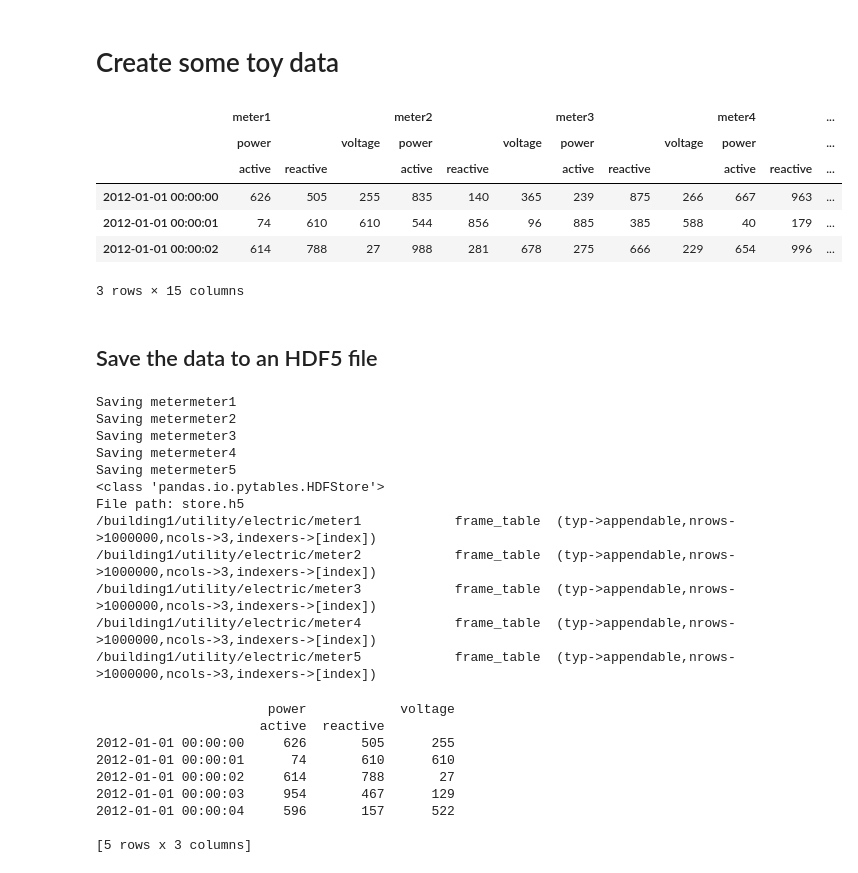
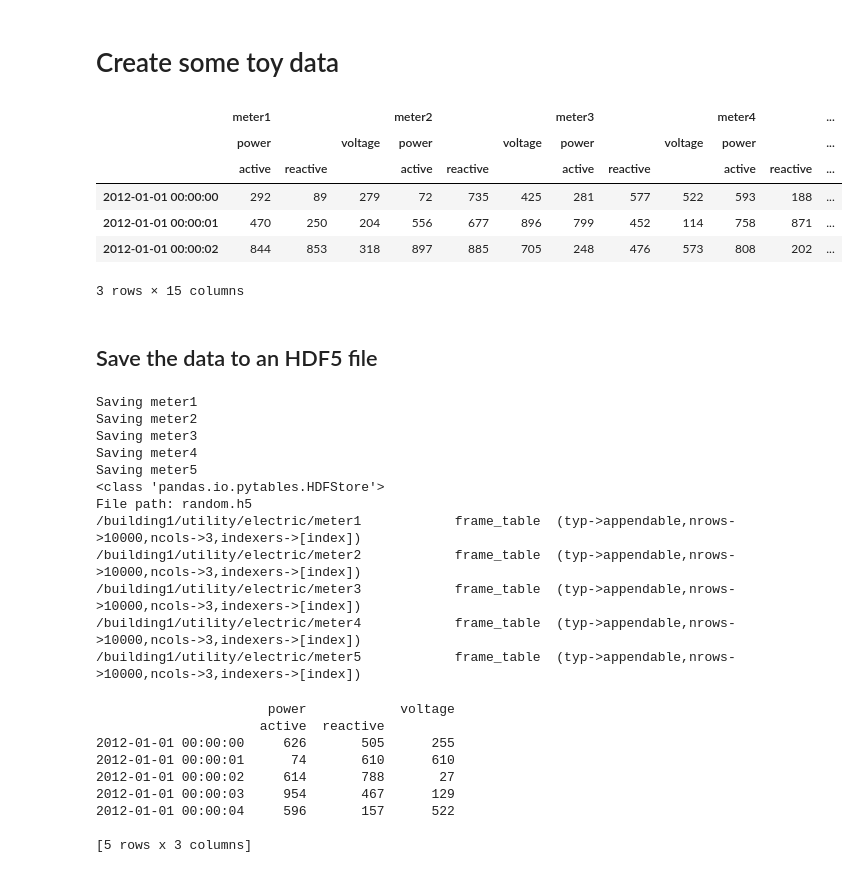
Before and after one commit to stdexcept/nilmtk, a Jupyter notebook: notebooks/DataStore1.ipynb, the cells around one changed output. Cells and saved outputs as stored; diff of their text form; code cells hidden in the pictures.

```diff
--- a/DataStore1.ipynb
+++ b/notebooks/DataStore1.ipynb
@@ -12,58 +12,58 @@ Numpy version =   1.8.0
 # %% [markdown]
 # Create some toy data
 # %%
-N_PERIODS = 1E6
+N_PERIODS = 1E4
 N_METERS = 5
 N_MEASUREMENTS_PER_METER = 3
 
 meters = ['meter{:d}'.format(i) for i in range(1,N_METERS+1)]
 meters = [[m]*N_MEASUREMENTS_PER_METER for m in meters]
 flatten_2d_list = lambda lst: list(itertools.chain(*lst))
 meters = flatten_2d_list(meters)
 level2 = ['power', 'power', 'voltage'][:N_MEASUREMENTS_PER_METER] * N_METERS
 level3 = ['active', 'reactive', ''][:N_MEASUREMENTS_PER_METER] * N_METERS
 
 
 columns = [meters, level2, level3]
 columns = pd.MultiIndex.from_arrays(columns)
 rng = pd.date_range('2012-01-01', freq='S', periods=N_PERIODS)
 data = np.random.randint(low=0, high=1000,
                          size=(N_PERIODS,
                                N_METERS*N_MEASUREMENTS_PER_METER))
 df = pd.DataFrame(data=data, index=rng, columns=columns, dtype=np.float32)
 
 df.ix[:3]
 # %% [output]
 |  | meter1 |  |  | meter2 |  |  | meter3 |  |  | meter4 |  | ... |
 |  | power |  | voltage | power |  | voltage | power |  | voltage | power |  | ... |
 |  | active | reactive |  | active | reactive |  | active | reactive |  | active | reactive | ... |
-| 2012-01-01 00:00:00 | 626 | 505 | 255 | 835 | 140 | 365 | 239 | 875 | 266 | 667 | 963 | ... |
-| 2012-01-01 00:00:01 | 74 | 610 | 610 | 544 | 856 | 96 | 885 | 385 | 588 | 40 | 179 | ... |
-| 2012-01-01 00:00:02 | 614 | 788 | 27 | 988 | 281 | 678 | 275 | 666 | 229 | 654 | 996 | ... |
+| 2012-01-01 00:00:00 | 292 | 89 | 279 | 72 | 735 | 425 | 281 | 577 | 522 | 593 | 188 | ... |
+| 2012-01-01 00:00:01 | 470 | 250 | 204 | 556 | 677 | 896 | 799 | 452 | 114 | 758 | 871 | ... |
+| 2012-01-01 00:00:02 | 844 | 853 | 318 | 897 | 885 | 705 | 248 | 476 | 573 | 808 | 202 | ... |
 3 rows × 15 columns
 # %% [markdown]
 ## Save the data to an HDF5 file
 # %%
-filename = 'store.h5'
+filename = 'random.h5'
 store = pd.HDFStore(filename, 'w', complevel=9, complib='bzip2')
 for meter in df.columns.levels[0]:
-    print("Saving meter" + meter)
+    print("Saving " + meter)
     store.put('building1/utility/electric/' + meter, df[meter], format='table')
 print(store)
 store.close()
 # %% [output]
-Saving metermeter1
-Saving metermeter2
-Saving metermeter3
-Saving metermeter4
-Saving metermeter5
+Saving meter1
+Saving meter2
+Saving meter3
+Saving meter4
+Saving meter5
 <class 'pandas.io.pytables.HDFStore'>
-File path: store.h5
-/building1/utility/electric/meter1            frame_table  (typ->appendable,nrows->1000000,ncols->3,indexers->[index])
-/building1/utility/electric/meter2            frame_table  (typ->appendable,nrows->1000000,ncols->3,indexers->[index])
-/building1/utility/electric/meter3            frame_table  (typ->appendable,nrows->1000000,ncols->3,indexers->[index])
-/building1/utility/electric/meter4            frame_table  (typ->appendable,nrows->1000000,ncols->3,indexers->[index])
-/building1/utility/electric/meter5            frame_table  (typ->appendable,nrows->1000000,ncols->3,indexers->[index])
+File path: random.h5
+/building1/utility/electric/meter1            frame_table  (typ->appendable,nrows->10000,ncols->3,indexers->[index])
+/building1/utility/electric/meter2            frame_table  (typ->appendable,nrows->10000,ncols->3,indexers->[index])
+/building1/utility/electric/meter3            frame_table  (typ->appendable,nrows->10000,ncols->3,indexers->[index])
+/building1/utility/electric/meter4            frame_table  (typ->appendable,nrows->10000,ncols->3,indexers->[index])
+/building1/utility/electric/meter5            frame_table  (typ->appendable,nrows->10000,ncols->3,indexers->[index])
 # %%
 store.open()
 print(store['building1/utility/electric/meter1'].ix[:5])
```
Also changed, not shown: 6 other files.
